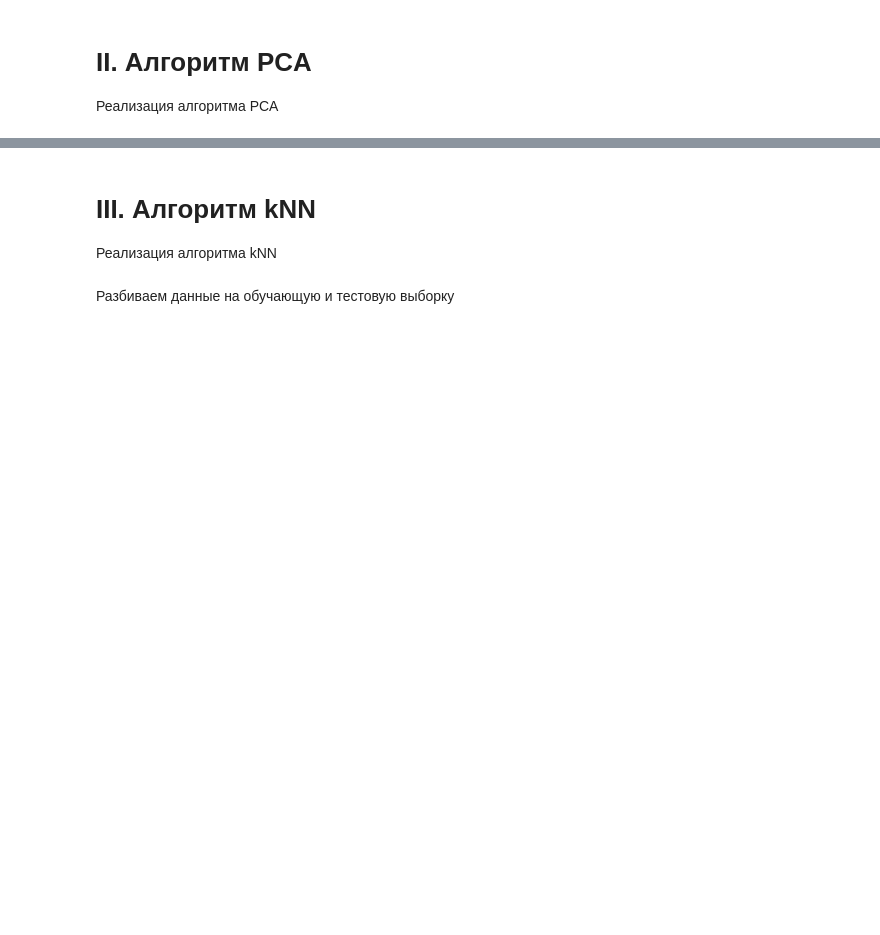
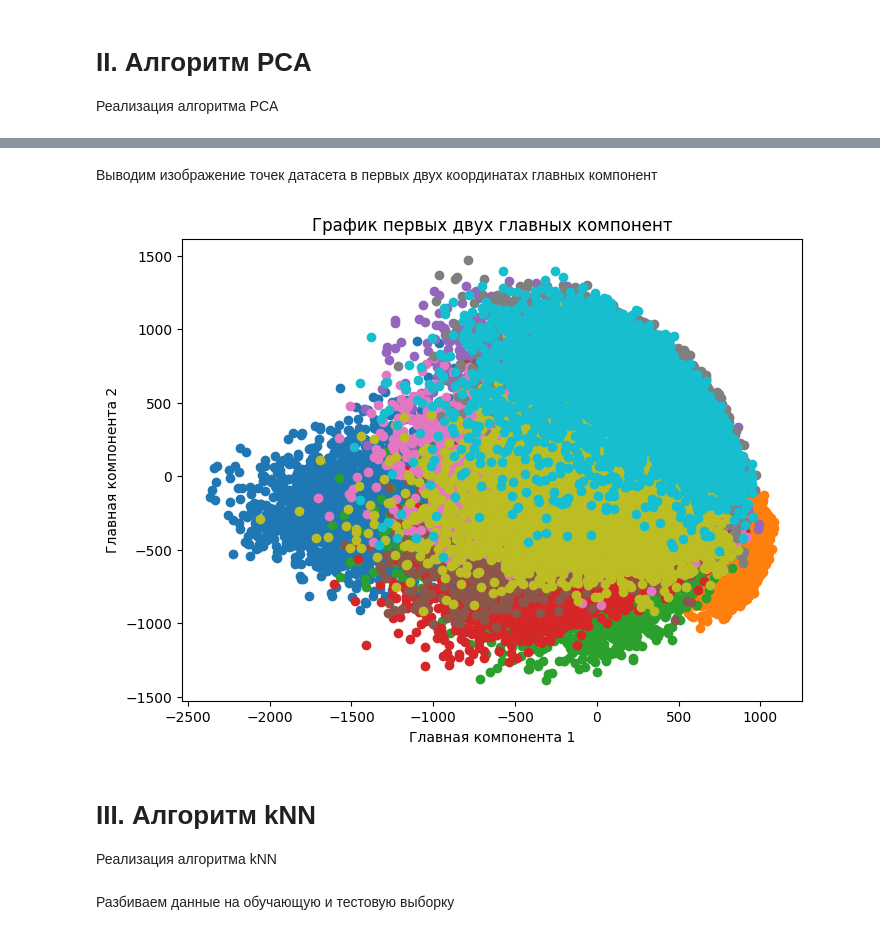
Before and after one commit to yaedavid/Spring2023Python, a Jupyter notebook: homework06/6.2 - Метод главных компонент (PCA)/6.2 Аветисян Давид Артурович НПМбд-02-20.ipynb, the cells around one changed output, grey strips where cells are left out. Cells and saved outputs as stored; diff of their text form; code cells hidden in the pictures; blank space fills up the shorter version.

```diff
--- a/homework06/6.2 - Метод главных компонент (PCA)/6.2 Аветисян Давид Артурович НПМбд-02-20.ipynb
+++ b/homework06/6.2 - Метод главных компонент (PCA)/6.2 Аветисян Давид Артурович НПМбд-02-20.ipynb
@@ -41,26 +47,32 @@ plt.show()
 
 Реализация алгоритма PCA
 # %%
-class my_PCA():
-    def __init__(self, n_components):
+class my_PCA:
+    def __init__(self, n_components=None):
         self.n_components = n_components
+        self.mean = None
         self.components = None
-        self.eigenvalues = None
 
     def fit(self, X):
-        mean = np.mean(X, axis=0)
-        X_centered = X - mean
+        self.mean = np.mean(X, axis=0)
 
-        cov_matrix = np.cov(X_centered.T)
+        centered_X = X - self.mean
+
+        cov_matrix = np.dot(centered_X.T, centered_X) / (centered_X.shape[0] - 1)
 
         eigenvalues, eigenvectors = np.linalg.eig(cov_matrix)
+
         sorted_indices = np.argsort(eigenvalues)[::-1]
         sorted_eigenvalues = eigenvalues[sorted_indices]
         sorted_eigenvectors = eigenvectors[:, sorted_indices]
 
-        self.components = sorted_eigenvectors[:, :self.n_components]
-        self.eigenvalues = sorted_eigenvalues[:self.n_components]
+        if self.n_components is not None:
+            self.components = sorted_eigenvectors[:, :self.n_components]
+        else:
+            self.components = sorted_eigenvectors
 
     def transform(self, X):
-        X_transformed = np.dot(X, self.components)
-        return X_transformed
+        centered_X = X - self.mean
+        transformed_X = np.dot(centered_X, self.components)
+
+        return transformed_X
@@ -106,3 +120,26 @@ plt.show()
+# %% [markdown]
+Выводим изображение точек датасета в первых двух координатах главных компонент
+# %%
+def plot_pca_scatter(X_pca, labels):
+    plt.figure(figsize=(8, 6))
+    for label in np.unique(labels):
+        indices = np.where(labels == label)
+        plt.scatter(X_pca[indices, 0], X_pca[indices, 1], label=str(label))
+    plt.xlabel('Главная компонента 1')
+    plt.ylabel('Главная компонента 2')
+    plt.title('График первых двух главных компонент')
+    plt.legend()
+    plt.show()
+
+X_2d = np.reshape(X, (X.shape[0], -1))
+
+pca = my_PCA(n_components=2)
+pca.fit(X_2d)
+X_pca = pca.transform(X_2d)
+
+plot_pca_scatter(X_pca, labels)
+# %% [output]
+[figure, added]
 # %% [markdown]
 # III. Алгоритм kNN
 
```
Also changed, not shown: parts of 16 cells of this notebook.
